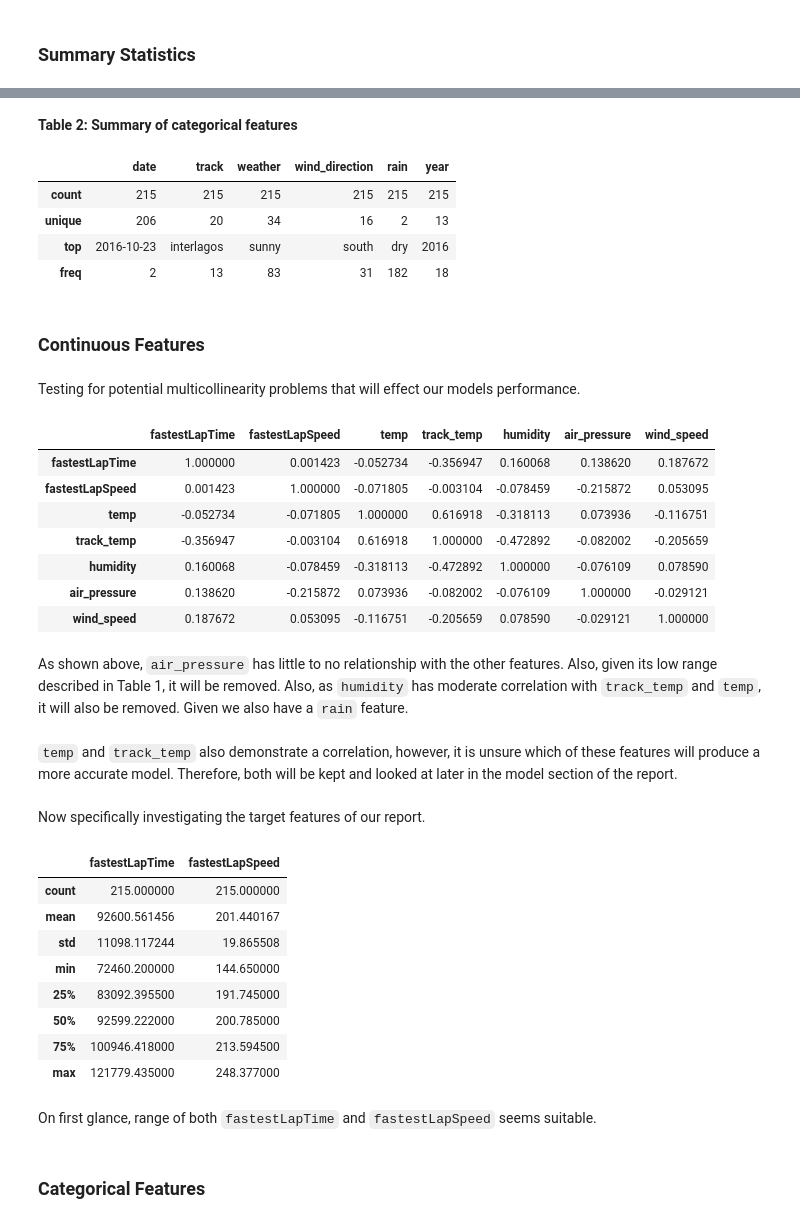
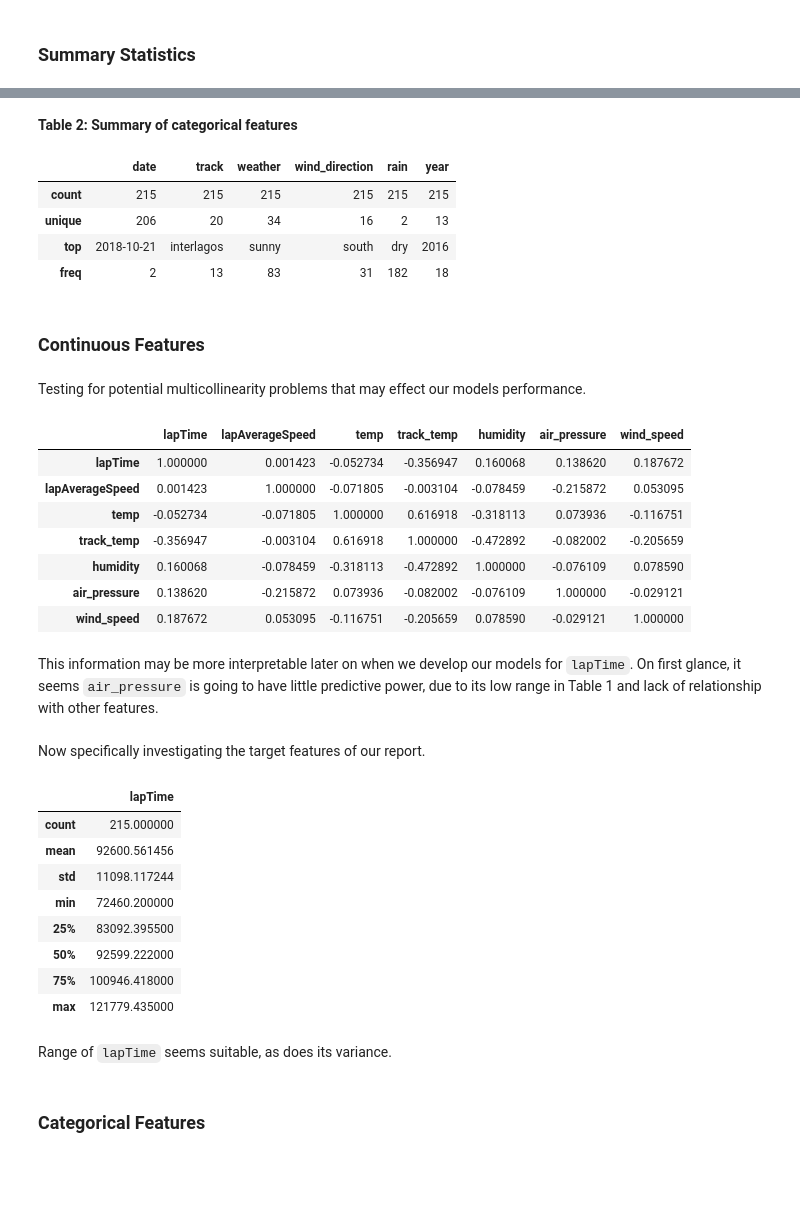
Before and after one commit to floeck/f1-weather-analysis, a Jupyter notebook: notebooks/V10FTW_Project.ipynb, the cells around one changed output, grey strips where cells are left out. Saved outputs shown, nothing was run; the diff lists cells and outputs as text; code cells hidden in the pictures; blank space fills up the shorter version.

```diff
--- a/notebooks/V10FTW_Project.ipynb
+++ b/notebooks/V10FTW_Project.ipynb
@@ -196,9 +197,10 @@ results = results.loc[results['fastestLapTime'] != 'null']
 
 # Convert fastest lap speed to float
 results['fastestLapSpeed'] = results['fastestLapSpeed'].astype(float)
+results.rename(columns={'fastestLapSpeed': 'lapAverageSpeed', 'fastestLapTime': 'lapTime'}, inplace = True)
 
 # Convert fastest time to milliseconds
-results['fastestLapTime'] = results['fastestLapTime'].apply(to_milliseconds)
+results['lapTime'] = results['lapTime'].apply(to_milliseconds)
 
 # Group by track and date, then average fastest lap and top speed
 races_results = races.merge(results, on = 'raceId').groupby(['raceId', 'name', 'date']).mean()
@@ -284,45 +285,41 @@ Table 2: Summary of categorical features
 |  | date | track | weather | wind_direction | rain | year |
 | count | 215 | 215 | 215 | 215 | 215 | 215 |
 | unique | 206 | 20 | 34 | 16 | 2 | 13 |
-| top | 2016-10-23 | interlagos | sunny | south | dry | 2016 |
+| top | 2018-10-21 | interlagos | sunny | south | dry | 2016 |
 | freq | 2 | 13 | 83 | 31 | 182 | 18 |
 # %% [markdown]
 ### Continuous Features
 # %% [markdown]
-Testing for potential multicollinearity problems that will effect our models performance.
+Testing for potential multicollinearity problems that may effect our models performance.
 # %%
 df.corr(method = 'spearman')
 # %% [output]
-|  | fastestLapTime | fastestLapSpeed | temp | track_temp | humidity | air_pressure | wind_speed |
-| fastestLapTime | 1.000000 | 0.001423 | -0.052734 | -0.356947 | 0.160068 | 0.138620 | 0.187672 |
-| fastestLapSpeed | 0.001423 | 1.000000 | -0.071805 | -0.003104 | -0.078459 | -0.215872 | 0.053095 |
+|  | lapTime | lapAverageSpeed | temp | track_temp | humidity | air_pressure | wind_speed |
+| lapTime | 1.000000 | 0.001423 | -0.052734 | -0.356947 | 0.160068 | 0.138620 | 0.187672 |
+| lapAverageSpeed | 0.001423 | 1.000000 | -0.071805 | -0.003104 | -0.078459 | -0.215872 | 0.053095 |
 | temp | -0.052734 | -0.071805 | 1.000000 | 0.616918 | -0.318113 | 0.073936 | -0.116751 |
 | track_temp | -0.356947 | -0.003104 | 0.616918 | 1.000000 | -0.472892 | -0.082002 | -0.205659 |
 | humidity | 0.160068 | -0.078459 | -0.318113 | -0.472892 | 1.000000 | -0.076109 | 0.078590 |
 | air_pressure | 0.138620 | -0.215872 | 0.073936 | -0.082002 | -0.076109 | 1.000000 | -0.029121 |
 | wind_speed | 0.187672 | 0.053095 | -0.116751 | -0.205659 | 0.078590 | -0.029121 | 1.000000 |
-# %% [markdown]
-As shown above, `air_pressure` has little to no relationship with the other features. Also, given its low range described in Table 1, it will be removed. Also, as `humidity` has moderate correlation with `track_temp` and `temp`, it will also be removed. Given we also have a `rain` feature.
-# %%
-df = df.drop(columns=['air_pressure', 'humidity'])
-# %% [markdown]
-`temp` and `track_temp` also demonstrate a correlation, however, it is unsure which of these features will produce a more accurate model. Therefore, both will be kept and looked at later in the model section of the report.
+# %% [markdown]
+This information may be more interpretable later on when we develop our models for `lapTime`. On first glance, it seems `air_pressure` is going to have little predictive power, due to its low range in Table 1 and lack of relationship with other features.
 # %% [markdown]
 Now specifically investigating the target features of our report.
 # %%
-df[['fastestLapTime', 'fastestLapSpeed']].describe()
+df[['lapTime']].describe()
 # %% [output]
-|  | fastestLapTime | fastestLapSpeed |
-| count | 215.000000 | 215.000000 |
-| mean | 92600.561456 | 201.440167 |
-| std | 11098.117244 | 19.865508 |
-| min | 72460.200000 | 144.650000 |
-| 25% | 83092.395500 | 191.745000 |
-| 50% | 92599.222000 | 200.785000 |
-| 75% | 100946.418000 | 213.594500 |
-| max | 121779.435000 | 248.377000 |
+|  | lapTime |
+| count | 215.000000 |
+| mean | 92600.561456 |
+| std | 11098.117244 |
+| min | 72460.200000 |
+| 25% | 83092.395500 |
+| 50% | 92599.222000 |
+| 75% | 100946.418000 |
+| max | 121779.435000 |
-# %% [markdown]
-On first glance, range of both `fastestLapTime` and `fastestLapSpeed` seems suitable.
+# %% [markdown]
+Range of `lapTime` seems suitable, as does its variance.
 # %% [markdown]
 ### Categorical Features
 # %% [markdown]
```
Also changed, not shown: parts of 29 cells of this notebook, 1 other file.
